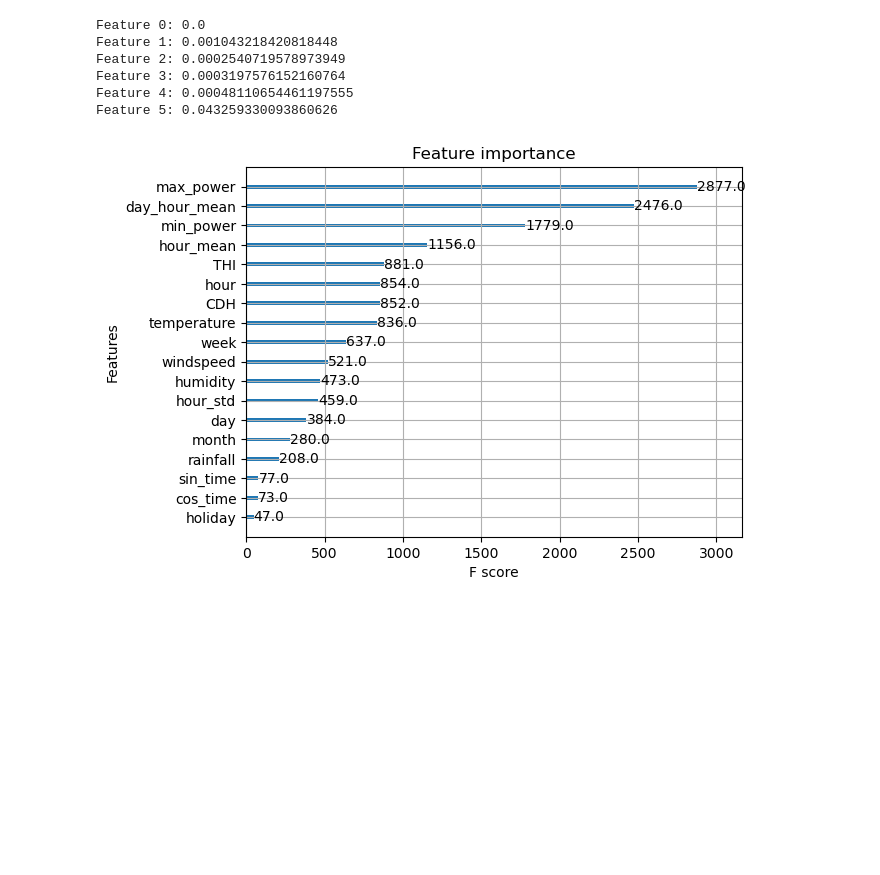
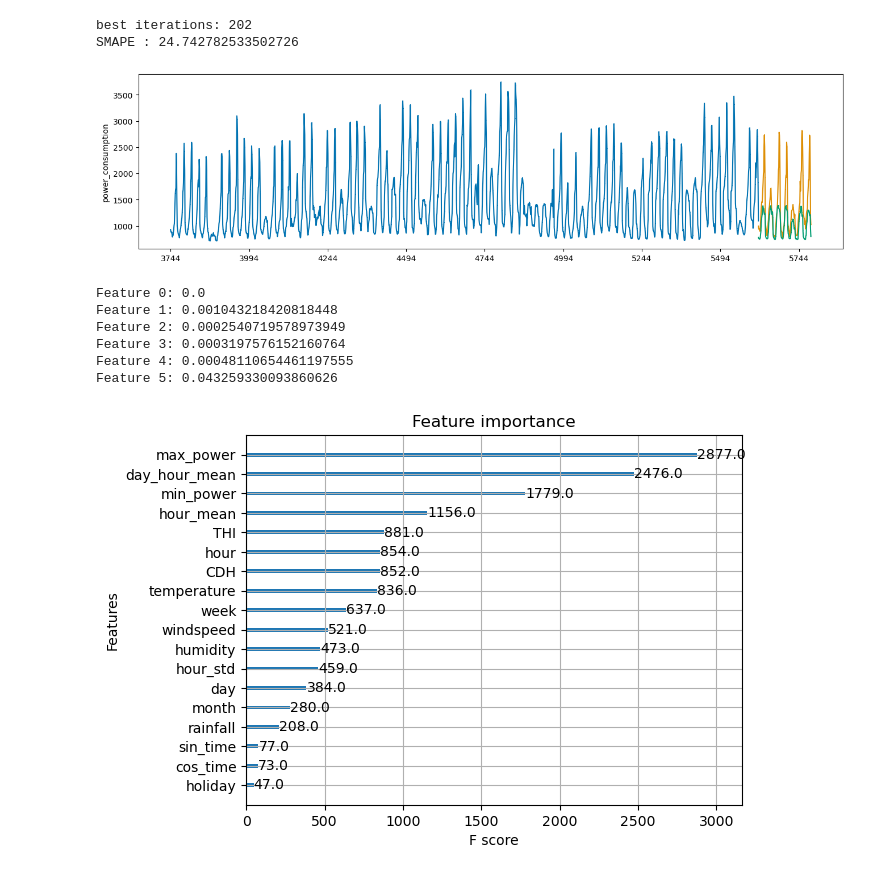
Before and after one commit to wooseungw/power_consumption_comp, a Jupyter notebook: xgboost_test_lbw.ipynb, the cells around one changed output. Cells and saved outputs as stored; diff of their text form; code cells hidden in the pictures; blank space fills up the shorter version.

```diff
--- a/xgboost_test_lbw.ipynb
+++ b/xgboost_test_lbw.ipynb
@@ -160,3 +342,55 @@ SMAPE : 6.58585525906003
+# %%
+def weighted_rmse(alpha = 1):
+    def weighted_rmse_fixed(label, pred):
+        residual = (label - pred).astype("float")
+        grad = np.where(residual>0, -2*alpha*residual/np.abs(residual), -2*residual/np.abs(residual))
+        hess = np.where(residual>0, 2*alpha/np.abs(residual), 2.0/np.abs(residual))
+        return grad, hess
+    return weighted_rmse_fixed
+
+ #점수 측정을 위한 코드
+def SMAPE(y_true, y_pred):
+    return 100/len(y_true) * np.sum(2 * np.abs(y_pred - y_true) / (np.abs(y_true) + np.abs(y_pred)))
+
+xgb_params =  pd.read_csv('./parameters\hyperparameter_xgb_split2_lbw.csv')
+#Smape_buildnum = []
+#merged_train_df = data(merged_train_df)
+## 54번 건물의 발전량
+bnum = 3
+y_train = merged_train_df.loc[merged_train_df.building_number == bnum, 'power_consumption']
+x_train = merged_train_df.loc[merged_train_df.building_number == bnum, ].drop(columns=['power_consumption'])
+y_valid = merged_test_df.loc[merged_test_df.building_number == bnum, 'power_consumption']
+x_valid = merged_test_df.loc[merged_test_df.building_number == bnum, ].drop(columns=['power_consumption'])
+#y_train, y_valid, x_train, x_valid = temporal_train_test_split(y = y, X = x, test_size = 168) # 24시간*7일 = 168
+
+## 주황색이 실제 전력소비량, 초록색이 예측값입니다.
+## mse가중치 사용 O
+xgb_params = pd.read_csv('./parameters/hyperparameter_xgb_holly2_lbw.csv')
+
+xgb_reg = XGBRegressor(n_estimators = xgb_params.iloc[bnum-1,7], eta = xgb_params.iloc[bnum-1,1], min_child_weight = xgb_params.iloc[bnum-1,2],
+                       max_depth = xgb_params.iloc[bnum-1,3], colsample_bytree = xgb_params.iloc[bnum-1,4],
+                       subsample = xgb_params.iloc[bnum-1,5], seed=0)
+if xgb_params.iloc[bnum-1,6] != 0:  # 만약 alpha가 0이 아니면 weighted_mse 사용
+            xgb_reg.set_params(**{'objective':weighted_rmse(xgb_params.iloc[bnum-1,6])})
+
+#xgb_reg.set_params(**{'objective':weighted_mse(100)})
+xgb_reg.fit(x_train, y_train, eval_set=[(x_train, y_train), (x_valid, y_valid)],
+        early_stopping_rounds=300,
+       verbose=False)
+
+pred = xgb_reg.predict(x_valid)
+pred = pd.Series(pred)
+pred.index = np.arange(y_train.index[-1], y_train.index[-1]+len(y_valid))
+y_valid.index = np.arange(y_train.index[-1], y_train.index[-1]+len(y_valid))
+plot_series(y_train, y_valid, pd.Series(pred), markers=[',' , ',', ','])
+
+print('best iterations: {}'.format(xgb_reg.best_iteration))
+print('SMAPE : {}'.format(SMAPE(y_valid, pred)))
+#Smape_buildnum.append([bnum, xgb_reg.best_iteration, SMAPE(y_valid, pred)])
+# %% [output]
+best iterations: 202
+SMAPE : 24.742782533502726
+[figure, added]
 # %%
 import xgboost as xgb
 import matplotlib.pyplot as plt
```
Also changed, not shown: parts of 8 cells of this notebook, 14 other files.
